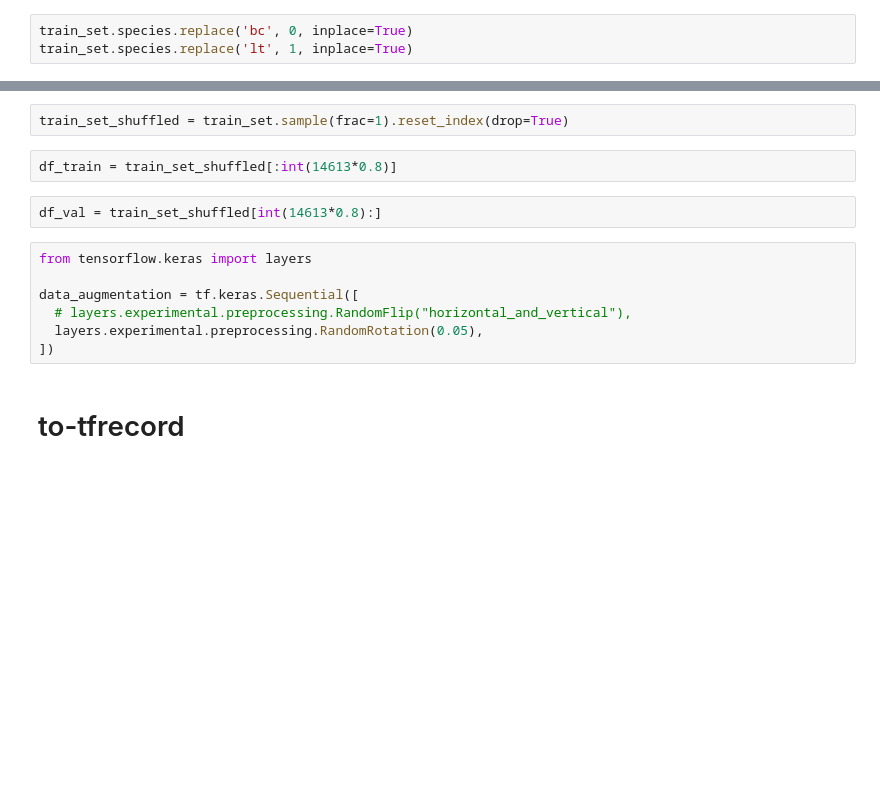
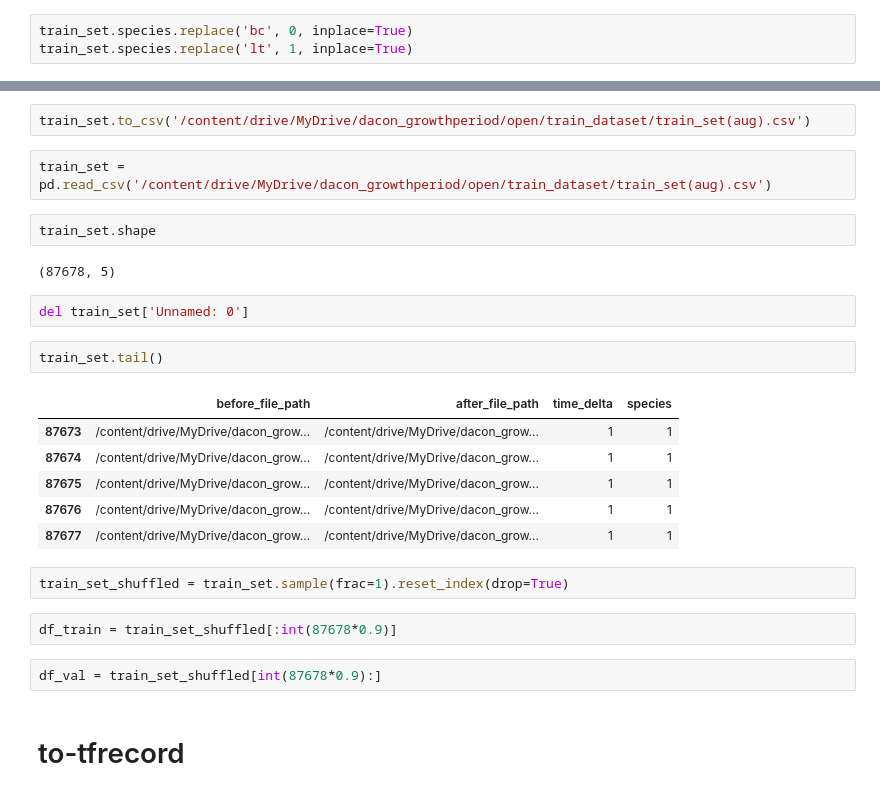
Before and after one commit to johanjun/dacon_growthperiod, a Jupyter notebook: Data_load(aug).ipynb, the cells around one changed output, grey strips where cells are left out. Drawn from its saved outputs; the diff is of its cells as text; blank space fills up the shorter version.

Commit message:
aug 5 times random rotate

```diff
--- a/Data_load(aug).ipynb
+++ b/Data_load(aug).ipynb
@@ -189,16 +208,28 @@ train_set.species.replace('lt', 1, inplace=True)
+# %%
+train_set.to_csv('/content/drive/MyDrive/dacon_growthperiod/open/train_dataset/train_set(aug).csv')
+# %%
+train_set = pd.read_csv('/content/drive/MyDrive/dacon_growthperiod/open/train_dataset/train_set(aug).csv')
+# %%
+train_set.shape
+# %% [output]
+(87678, 5)
+# %%
+del train_set['Unnamed: 0']
+# %%
+train_set.tail()
+# %% [output]
+|  | before_file_path | after_file_path | time_delta | species |
+| 87673 | /content/drive/MyDrive/dacon_grow... | /content/drive/MyDrive/dacon_grow... | 1 | 1 |
+| 87674 | /content/drive/MyDrive/dacon_grow... | /content/drive/MyDrive/dacon_grow... | 1 | 1 |
+| 87675 | /content/drive/MyDrive/dacon_grow... | /content/drive/MyDrive/dacon_grow... | 1 | 1 |
+| 87676 | /content/drive/MyDrive/dacon_grow... | /content/drive/MyDrive/dacon_grow... | 1 | 1 |
+| 87677 | /content/drive/MyDrive/dacon_grow... | /content/drive/MyDrive/dacon_grow... | 1 | 1 |
 # %%
 train_set_shuffled = train_set.sample(frac=1).reset_index(drop=True)
 # %%
-df_train = train_set_shuffled[:int(14613*0.8)]
+df_train = train_set_shuffled[:int(87678*0.9)]
 # %%
-df_val = train_set_shuffled[int(14613*0.8):]
+df_val = train_set_shuffled[int(87678*0.9):]
-# %%
-from tensorflow.keras import layers
-
-data_augmentation = tf.keras.Sequential([
-  # layers.experimental.preprocessing.RandomFlip("horizontal_and_vertical"),
-  layers.experimental.preprocessing.RandomRotation(0.05),
-])
 # %% [markdown]
 # to-tfrecord
 # %%
```
Also changed, not shown: parts of 20 cells of this notebook.
